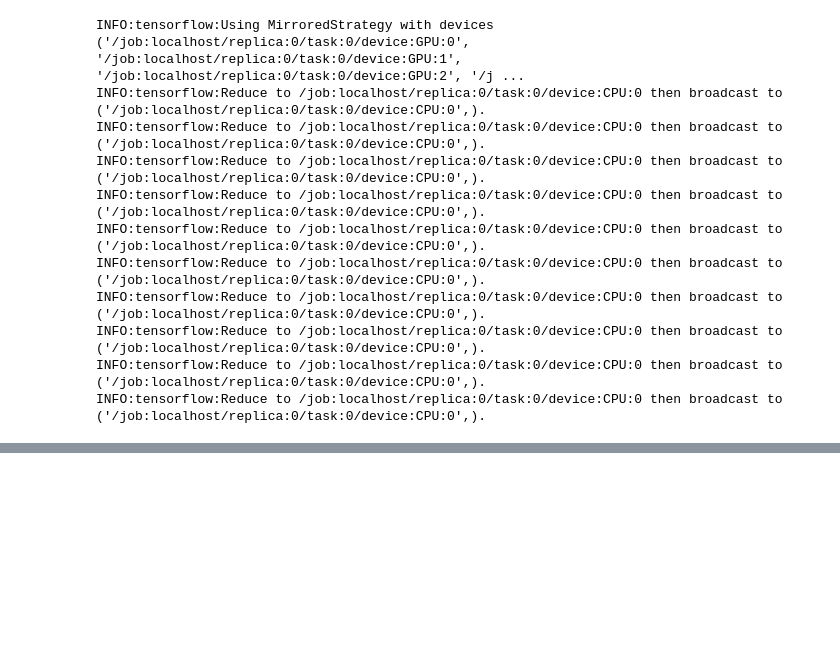
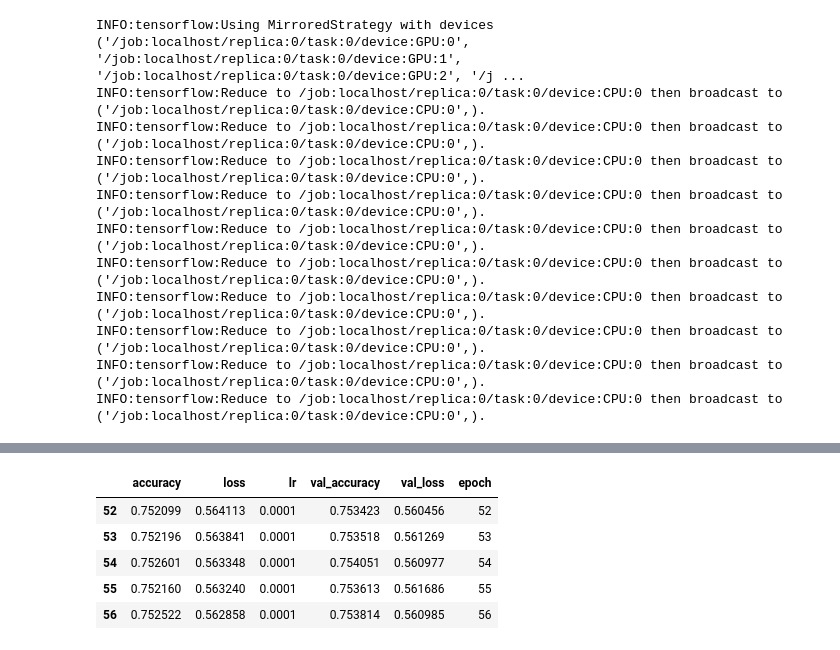
Before and after one commit to Globe-Research/deep-orderbook, a Jupyter notebook: CNN_Deeplearning_mattijs.ipynb, the cells around one changed output, grey strips where cells are left out. Cells and saved outputs as stored; diff of their text form; code cells hidden in the pictures; blank space fills up the shorter version.

```diff
--- a/CNN_Deeplearning_mattijs.ipynb
+++ b/CNN_Deeplearning_mattijs.ipynb
@@ -386,0 +353,11 @@ res_net_model.evaluate(X_validation, y_validation)
+# %%
+# hist = pd.DataFrame(history.history)
+hist['epoch'] = history.epoch
+hist.tail()
+# %% [output]
+|  | accuracy | loss | lr | val_accuracy | val_loss | epoch |
+| 52 | 0.752099 | 0.564113 | 0.0001 | 0.753423 | 0.560456 | 52 |
+| 53 | 0.752196 | 0.563841 | 0.0001 | 0.753518 | 0.561269 | 53 |
+| 54 | 0.752601 | 0.563348 | 0.0001 | 0.754051 | 0.560977 | 54 |
+| 55 | 0.752160 | 0.563240 | 0.0001 | 0.753613 | 0.561686 | 55 |
+| 56 | 0.752522 | 0.562858 | 0.0001 | 0.753814 | 0.560985 | 56 |
```
Also changed, not shown: parts of 27 cells of this notebook.
